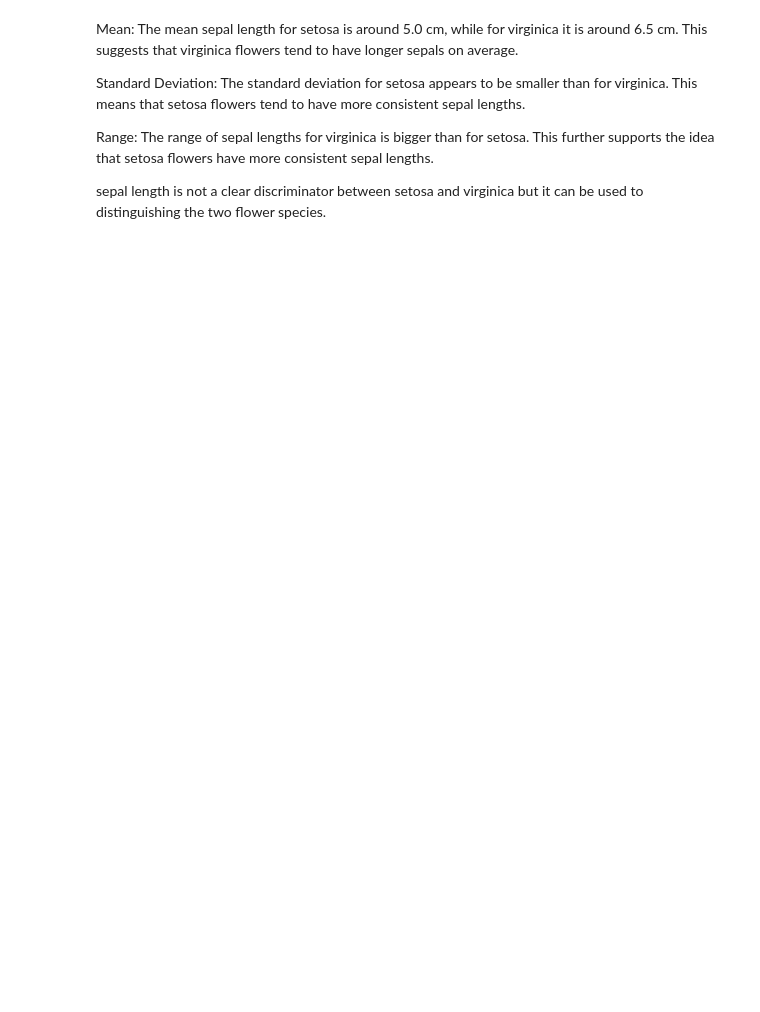
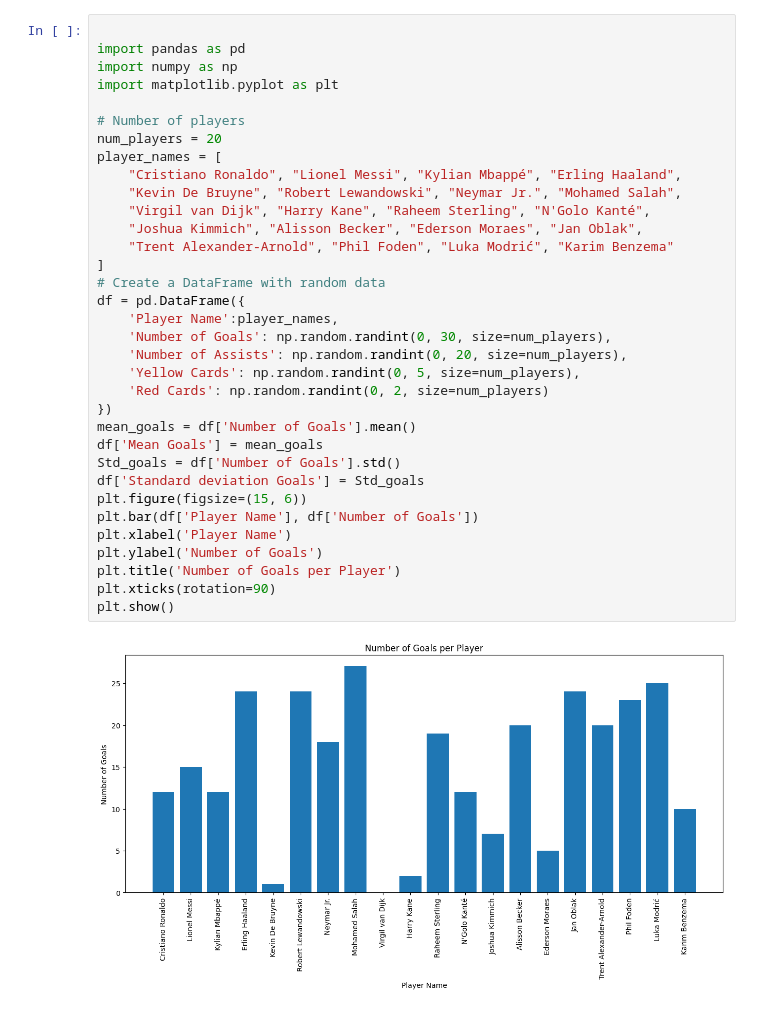
Before and after one commit to SAMYSOSERIOUS/Stats-analytics, a Jupyter notebook: DataDay1.ipynb, the cells around one changed output. Drawn from its saved outputs; the diff is of its cells as text; blank space fills up the shorter version.

```diff
--- a/DataDay1.ipynb
+++ b/DataDay1.ipynb
@@ -142,8 +3,36 @@ mean -standard devaition= 7.217488681391491
-# %% [markdown]
-Mean: The mean sepal length for setosa is around 5.0 cm, while for virginica it is around 6.5 cm. This suggests that virginica flowers tend to have longer sepals on average.
-
-Standard Deviation: The standard deviation for setosa appears to be smaller than for virginica. This means that setosa flowers tend to have more consistent sepal lengths.
-
-Range: The range of sepal lengths for virginica is bigger than for setosa. This further supports the idea that setosa flowers have more consistent sepal lengths.
-
-sepal length is not a clear discriminator between setosa and virginica but it can be used to distinguishing the two flower species.
+# %%
+
+import pandas as pd
+import numpy as np
+import matplotlib.pyplot as plt
+
+# Number of players
+num_players = 20
+player_names = [
+    "Cristiano Ronaldo", "Lionel Messi", "Kylian Mbappé", "Erling Haaland",
+    "Kevin De Bruyne", "Robert Lewandowski", "Neymar Jr.", "Mohamed Salah",
+    "Virgil van Dijk", "Harry Kane", "Raheem Sterling", "N'Golo Kanté",
+    "Joshua Kimmich", "Alisson Becker", "Ederson Moraes", "Jan Oblak",
+    "Trent Alexander-Arnold", "Phil Foden", "Luka Modrić", "Karim Benzema"
+]
+# Create a DataFrame with random data
+df = pd.DataFrame({
+    'Player Name':player_names,
+    'Number of Goals': np.random.randint(0, 30, size=num_players),
+    'Number of Assists': np.random.randint(0, 20, size=num_players),
+    'Yellow Cards': np.random.randint(0, 5, size=num_players),
+    'Red Cards': np.random.randint(0, 2, size=num_players)
+})
+mean_goals = df['Number of Goals'].mean()
+df['Mean Goals'] = mean_goals
+Std_goals = df['Number of Goals'].std()
+df['Standard deviation Goals'] = Std_goals
+plt.figure(figsize=(15, 6))
+plt.bar(df['Player Name'], df['Number of Goals'])
+plt.xlabel('Player Name')
+plt.ylabel('Number of Goals')
+plt.title('Number of Goals per Player')
+plt.xticks(rotation=90)
+plt.show()
+# %% [output]
+[figure, added]
```
Also changed, not shown: parts of 3 cells of this notebook.
